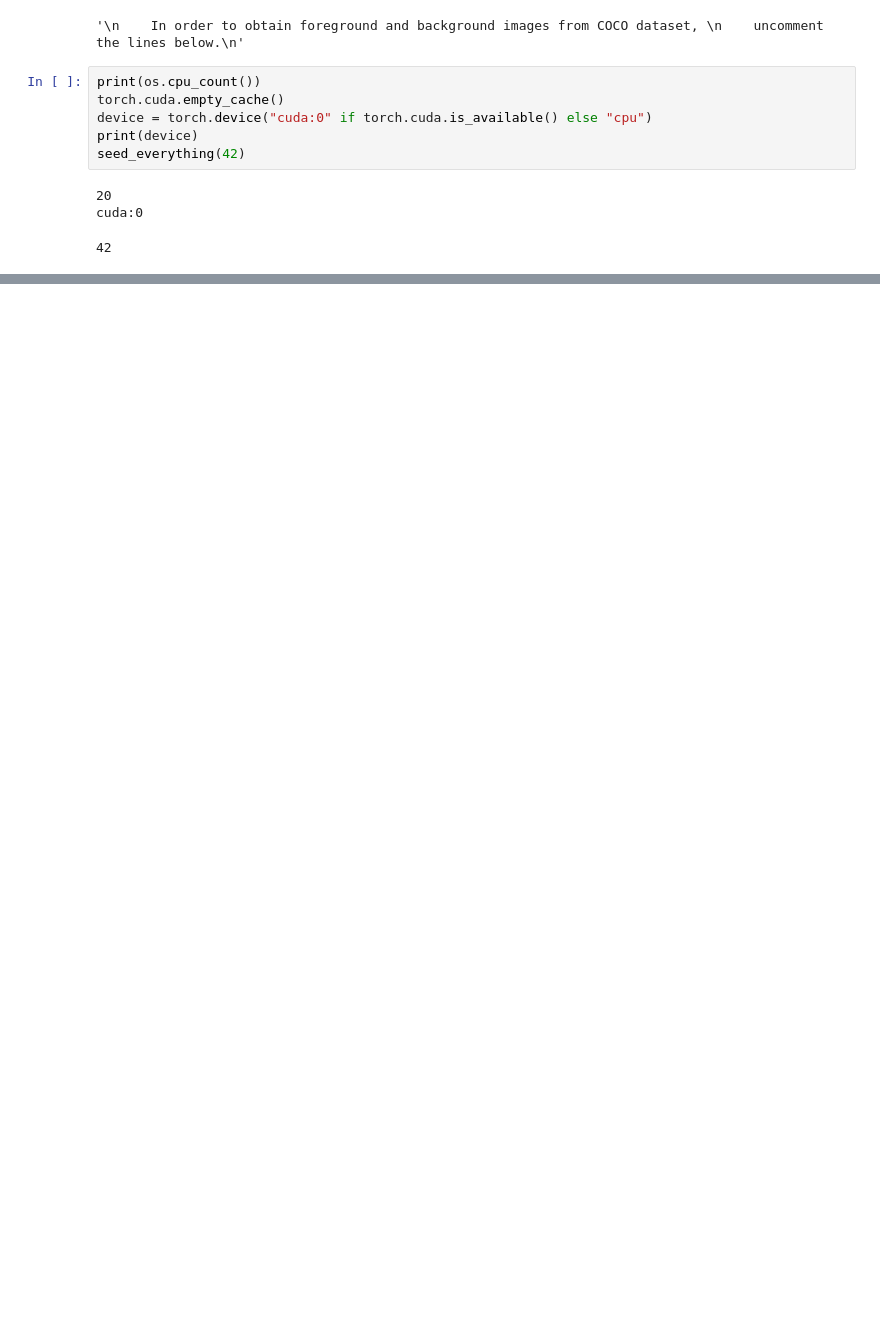
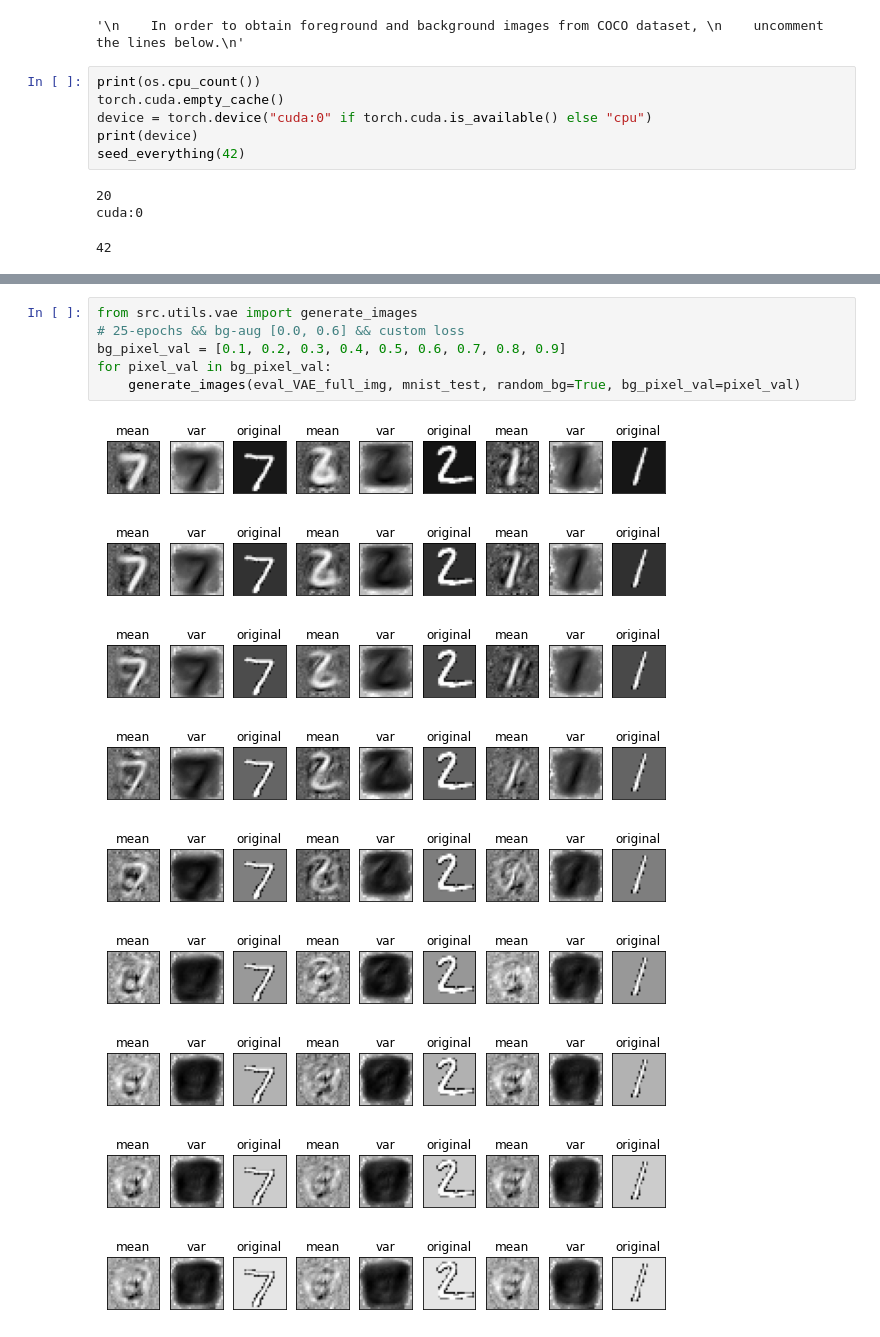
Before and after one commit to kredde/background-masked-generative-models, a Jupyter notebook: notebooks/08-VAEVariance-AugmentedMNIST-Salih.ipynb, the cells around one changed output, grey strips where cells are left out. Cells and saved outputs as stored; diff of their text form; blank space fills up the shorter version.

```diff
--- a/notebooks/08-VAEVariance-AugmentedMNIST-Salih.ipynb
+++ b/notebooks/08-VAEVariance-AugmentedMNIST-Salih.ipynb
@@ -151,0 +151,16 @@ plot_roc_auc(targets, results)
+# %%
+from src.utils.vae import generate_images
+# 25-epochs && bg-aug [0.0, 0.6] && custom loss
+bg_pixel_val = [0.1, 0.2, 0.3, 0.4, 0.5, 0.6, 0.7, 0.8, 0.9]
+for pixel_val in bg_pixel_val:
+    generate_images(eval_VAE_full_img, mnist_test, random_bg=True, bg_pixel_val=pixel_val)
+# %% [output]
+[figure, added]
+[figure, added]
+[figure, added]
+[figure, added]
+[figure, added]
+[figure, added]
+[figure, added]
+[figure, added]
+[figure, added]
```
Also changed, not shown: parts of 16 cells of this notebook, 4 other files.
